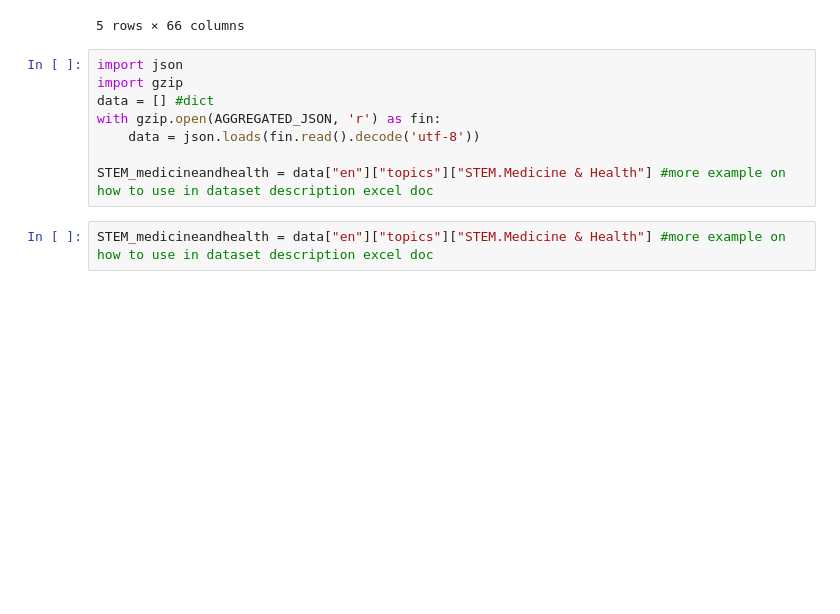
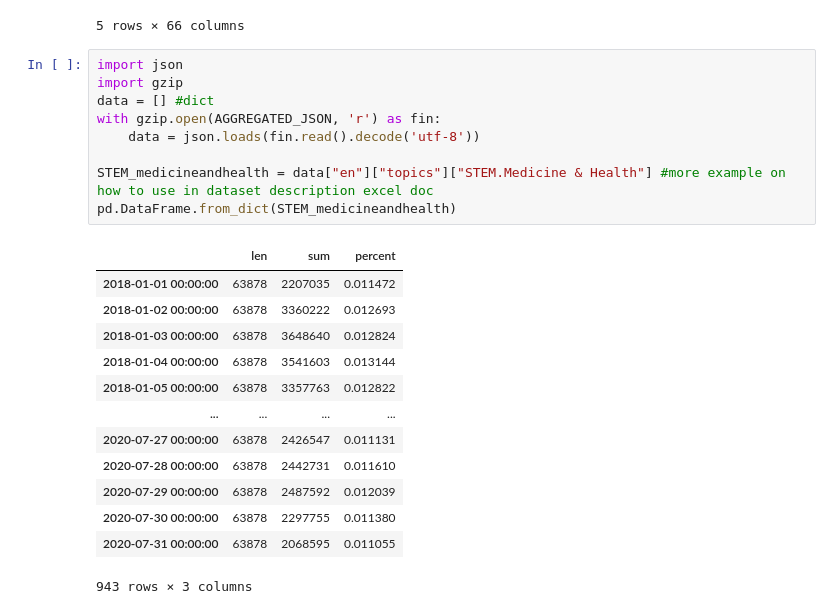
Before and after one commit to epfl-ada/ada-2022-project-adamsleg, a Jupyter notebook: main.ipynb, the cells around one changed output. Drawn from its saved outputs; the diff is of its cells as text; blank space fills up the shorter version.

```diff
--- a/main.ipynb
+++ b/main.ipynb
@@ -72,10 +72,23 @@ df_anxiety_keyword.head(5) #Social_anxiety is in the STEM.Medicine & Health topi
 # %%
 import json
 import gzip
 data = [] #dict
 with gzip.open(AGGREGATED_JSON, 'r') as fin:
     data = json.loads(fin.read().decode('utf-8'))
 
 STEM_medicineandhealth = data["en"]["topics"]["STEM.Medicine & Health"] #more example on how to use in dataset description excel doc
+pd.DataFrame.from_dict(STEM_medicineandhealth)
+# %% [output]
+|  | len | sum | percent |
+| 2018-01-01 00:00:00 | 63878 | 2207035 | 0.011472 |
+| 2018-01-02 00:00:00 | 63878 | 3360222 | 0.012693 |
+| 2018-01-03 00:00:00 | 63878 | 3648640 | 0.012824 |
+| 2018-01-04 00:00:00 | 63878 | 3541603 | 0.013144 |
+| 2018-01-05 00:00:00 | 63878 | 3357763 | 0.012822 |
+| ... | ... | ... | ... |
+| 2020-07-27 00:00:00 | 63878 | 2426547 | 0.011131 |
+| 2020-07-28 00:00:00 | 63878 | 2442731 | 0.011610 |
+| 2020-07-29 00:00:00 | 63878 | 2487592 | 0.012039 |
+| 2020-07-30 00:00:00 | 63878 | 2297755 | 0.011380 |
+| 2020-07-31 00:00:00 | 63878 | 2068595 | 0.011055 |
+943 rows × 3 columns
-# %%
-STEM_medicineandhealth = data["en"]["topics"]["STEM.Medicine & Health"] #more example on how to use in dataset description excel doc
```
